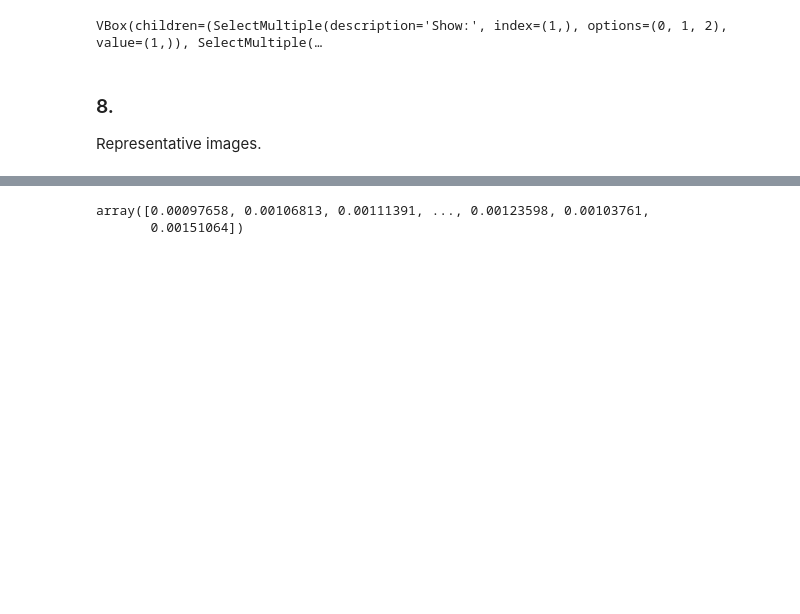
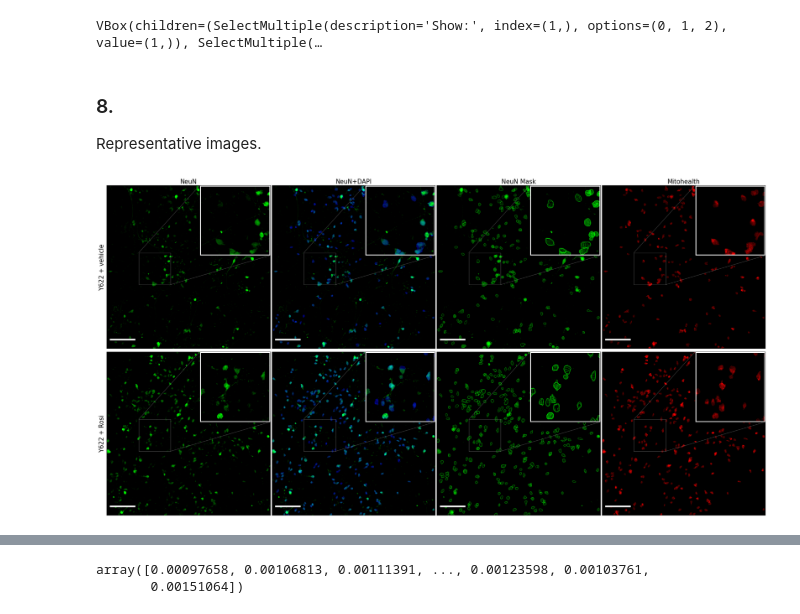
Before and after one commit to djunamay/confocalQuant, a Jupyter notebook: outs/neuronbatch101823_mitohealth_out/example.ipynb, the cells around one changed output, grey strips where cells are left out. Saved outputs shown, nothing was run; the diff lists cells and outputs as text; code cells hidden in the pictures; blank space fills up the shorter version.

```diff
--- a/outs/neuronbatch101823_mitohealth_out/example.ipynb
+++ b/outs/neuronbatch101823_mitohealth_out/example.ipynb
@@ -163,0 +167,7 @@ import matplotlib.pyplot as plt
+# %%
+dict_treat = dict(zip(data['filename'], data['treatment']))
+dict_line = dict(zip(data['filename'], data['line']))
+
+mean_per_filename, mean_per_condition = compute_avs(data, 'filename', 'treatment', 'line', 'mito-b')
+treat_rep = get_rep_im('rosiglitazone', 'Y622', all_file_names, mean_per_condition, mean_per_filename, dict_treat, dict_line)
+vehicle_rep = get_rep_im('vehicle', 'Y622', all_file_names, mean_per_condition, mean_per_filename, dict_treat, dict_line)
@@ -164,3 +177,38 @@ import matplotlib.pyplot as plt
 # %%
 # get data for a specific ID
-mat_sele, mask_sele = get_id_data(0, zi_per_job, Nzi, mat, masks)
+conditions = [vehicle_rep, treat_rep]
+fig, axes = plt.subplots(2, 4, figsize=(29, 15))
+fig.subplots_adjust(hspace=0.01, wspace=0.01)  # Adjust the spacing
+
+for i in range(len(conditions)):
+    ID = conditions[i]
+    mat_sele, mask_sele = get_id_data(ID, zi_per_job, Nzi, mat, masks)
+
+    # make plots
+    plt0 = get_mean_projections(mat_sele, mask_sele, background_dict={0: 0, 1: 99.5, 2: 0}, gamma_dict={0: .5, 1: .5, 2: .5}, lower_dict={0: 0, 1: 0, 2: 0}, upper_dict={0: 100, 1: 99.9, 2: 100}, channels=[1,0], order=[2,1,0], mask_channel = [0], maskit=True)
+    plt1 = get_mean_projections(mat_sele, mask_sele, background_dict={0: 0, 1: 99, 2: 0}, gamma_dict={0: .5, 1: .5, 2: 1}, lower_dict={0: 0, 1: 0, 2: 0}, upper_dict={0: 100, 1: 100, 2: 100}, channels=[2], order=[2,1,0], mask_channel = [2], maskit=True)
+    d = impose_segmentation(ID, zi_per_job, Nzi, mat, masks, val=1)
+    plt2 = get_mean_projections(d, mask_sele, background_dict={0: 0, 1: 99, 2: 0}, gamma_dict={0: .5, 1: .5, 2: .5}, lower_dict={0: 0, 1: 0, 2: 0}, upper_dict={0: 100, 1: 99.9, 2: 100}, channels=[1], order=[2,1,0], mask_channel = [0], maskit=True)
+    plt3 = get_mean_projections(mat_sele, mask_sele, background_dict={0: 0, 1: 99.5, 2: 0}, gamma_dict={0: .5, 1: .5, 2: .5}, lower_dict={0: 0, 1: 0, 2: 0}, upper_dict={0: 100, 1: 99.9, 2: 100}, channels=[1], order=[2,1,0], mask_channel = [0], maskit=True)
+
+    # get image
+    imgA = AICSImage(path_to_czi_files + all_file_names[ID])
+
+    # show plots
+    plot_axis(axes, plt3, i,0, 100, imgA, collabs, rowlabs)
+    add_inset(axes, i,0, plt3)
+
+    plot_axis(axes, plt2, i,2, 100, imgA, collabs, rowlabs)
+    add_inset(axes, i,2, plt2)
+
+    plot_axis(axes, plt0, i,1, 100, imgA, collabs, rowlabs)
+    add_inset(axes, i,1, plt0)
+
+    plot_axis(axes, plt1, i,3, 100, imgA, collabs, rowlabs)
+    add_inset(axes, i,3, plt1)
+
+
+
+fig.savefig('test.png')
+# %% [output]
+[figure, added]
```
Also changed, not shown: parts of 7 cells of this notebook.
